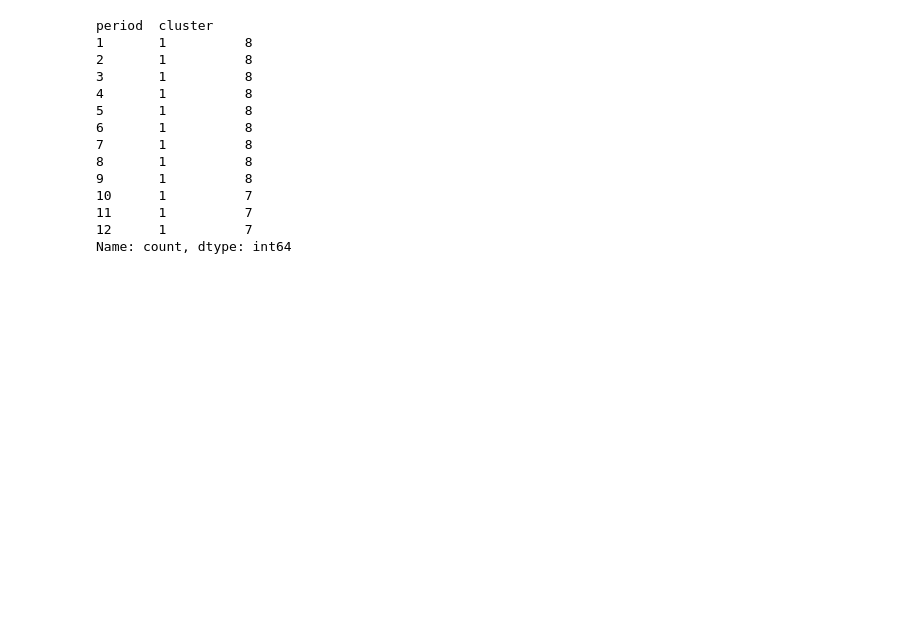
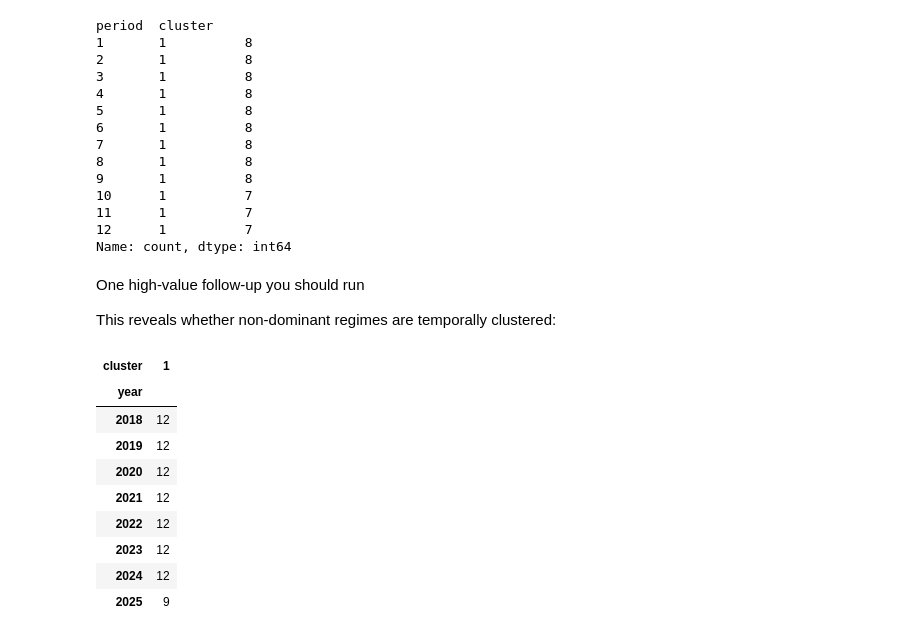
Before and after one commit to Nehemiahmageto/Unsupervised-Discovery-of-U.S.-Electricity-Consumption-Regimes-2015-2024-, a Jupyter notebook: model_2.ipynb, the cells around one changed output. Saved outputs shown, nothing was run; the diff lists cells and outputs as text; code cells hidden in the pictures; blank space fills up the shorter version.

```diff
--- a/model_2.ipynb
+++ b/model_2.ipynb
@@ -690,3 +690,22 @@ period  cluster
 11      1          7
 12      1          7
 Name: count, dtype: int64
+# %% [markdown]
+One high-value follow-up you should run
+
+This reveals whether non-dominant regimes are temporally clustered:
+# %%
+df_t["year"] = df_t.index.year
+
+df_t.groupby(["year", "cluster"]).size().unstack(fill_value=0)
+# %% [output]
+| cluster | 1 |
+| year |  |
+| 2018 | 12 |
+| 2019 | 12 |
+| 2020 | 12 |
+| 2021 | 12 |
+| 2022 | 12 |
+| 2023 | 12 |
+| 2024 | 12 |
+| 2025 | 9 |
```
